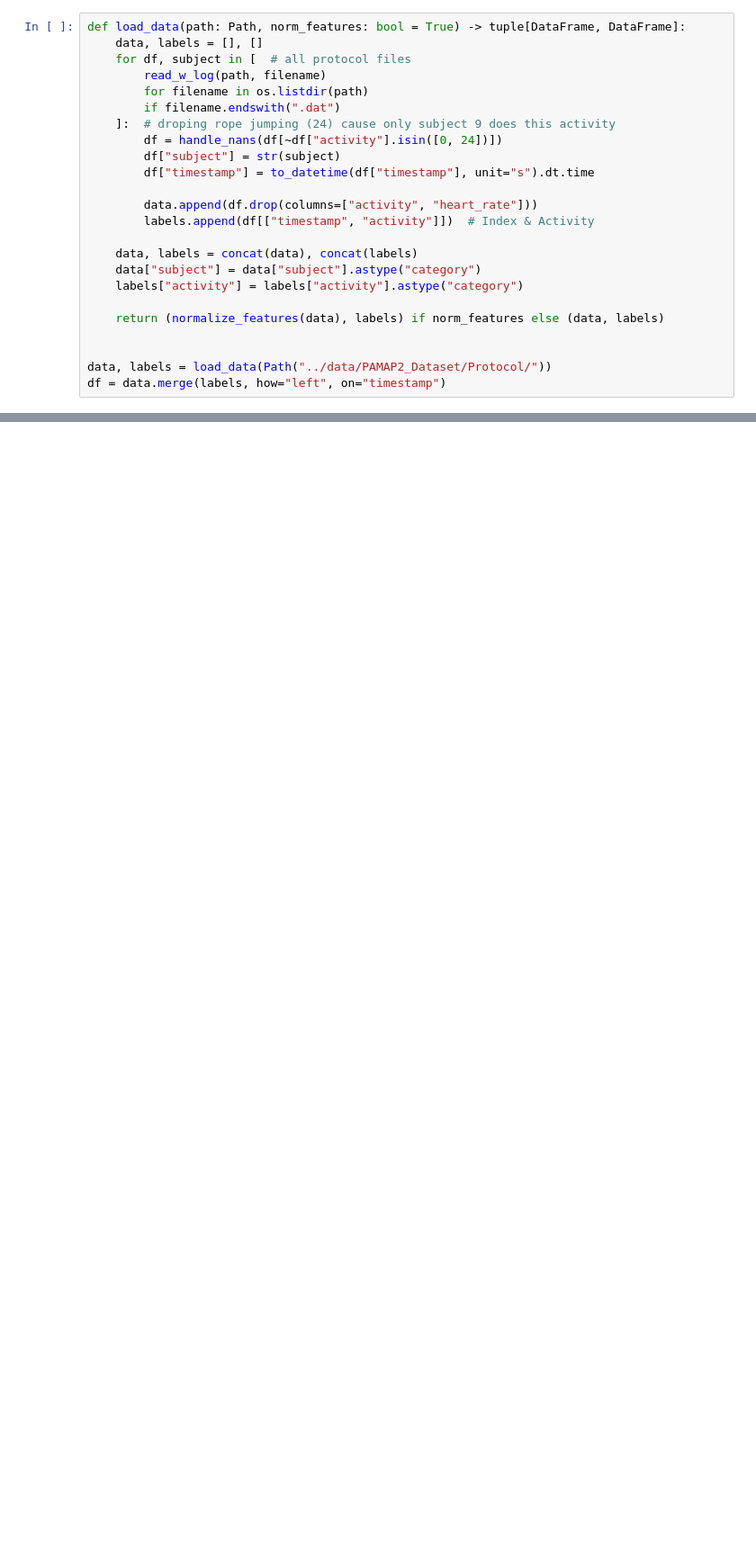
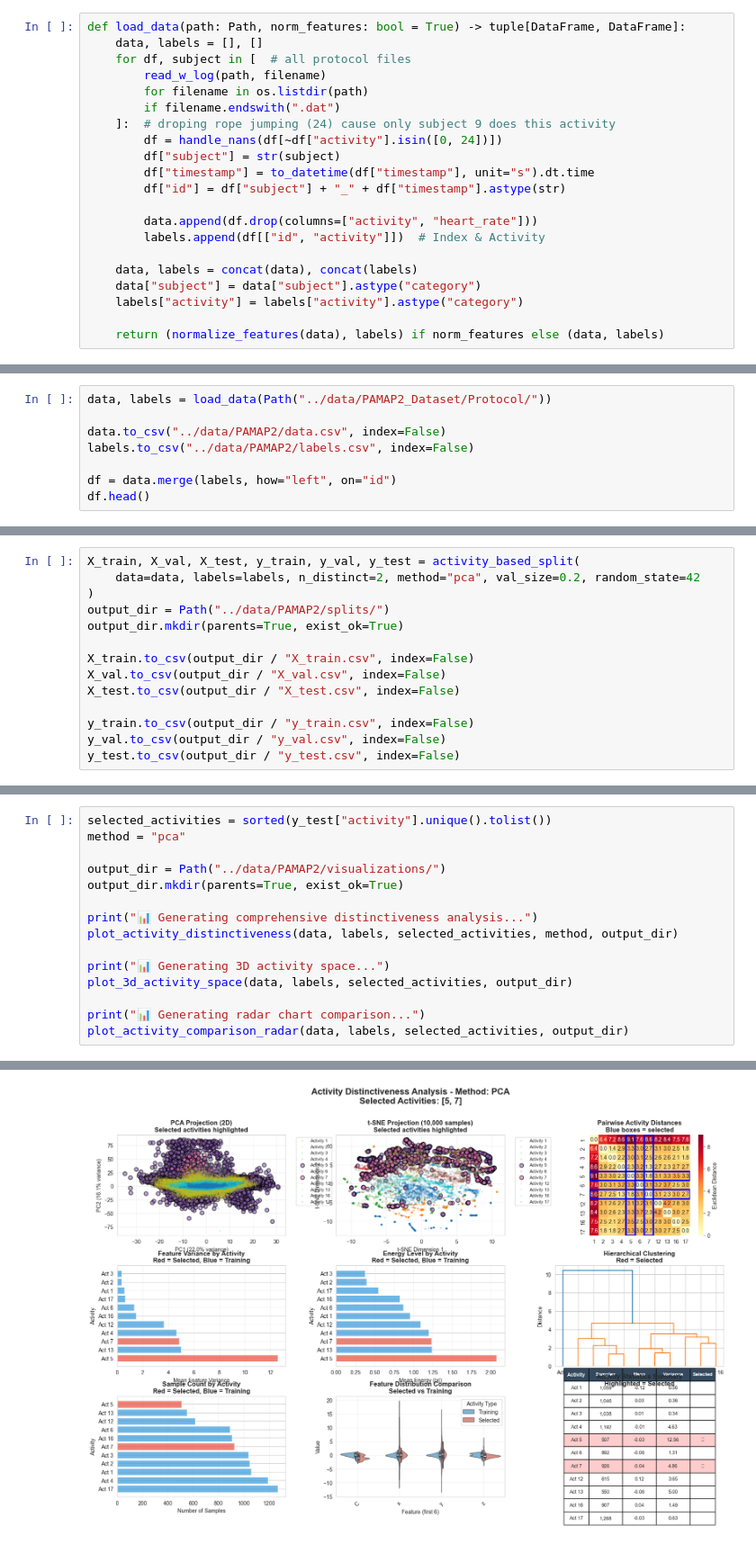
Before and after one commit to Vitor-labs/TCC-1, a Jupyter notebook: notebooks/1.0-Build_Data_Base.ipynb, the cells around one changed output, grey strips where cells are left out. Shown at 90% size. Cells and saved outputs as stored; diff of their text form; blank space fills up the shorter version.

```diff
--- a/notebooks/1.0-Build_Data_Base.ipynb
+++ b/notebooks/1.0-Build_Data_Base.ipynb
@@ -112,16 +182,13 @@ def load_data(path: Path, norm_features: bool = True) -> tuple[DataFrame, DataFr
 		df = handle_nans(df[~df["activity"].isin([0, 24])])
 		df["subject"] = str(subject)
 		df["timestamp"] = to_datetime(df["timestamp"], unit="s").dt.time
+		df["id"] = df["subject"] + "_" + df["timestamp"].astype(str)
 
 		data.append(df.drop(columns=["activity", "heart_rate"]))
-		labels.append(df[["timestamp", "activity"]])  # Index & Activity
+		labels.append(df[["id", "activity"]])  # Index & Activity
 
 	data, labels = concat(data), concat(labels)
 	data["subject"] = data["subject"].astype("category")
 	labels["activity"] = labels["activity"].astype("category")
 
 	return (normalize_features(data), labels) if norm_features else (data, labels)
-
-
-data, labels = load_data(Path("../data/PAMAP2_Dataset/Protocol/"))
-df = data.merge(labels, how="left", on="timestamp")
@@ -189,0 +195,8 @@ print("Train Shape:", X_train.shape, "\nTest Shape:", X_test.shape)
+# %%
+data, labels = load_data(Path("../data/PAMAP2_Dataset/Protocol/"))
+
+data.to_csv("../data/PAMAP2/data.csv", index=False)
+labels.to_csv("../data/PAMAP2/labels.csv", index=False)
+
+df = data.merge(labels, how="left", on="id")
+df.head()
@@ -189,0 +366,14 @@ print("Train Shape:", X_train.shape, "\nTest Shape:", X_test.shape)
+# %%
+X_train, X_val, X_test, y_train, y_val, y_test = activity_based_split(
+	data=data, labels=labels, n_distinct=2, method="pca", val_size=0.2, random_state=42
+)
+output_dir = Path("../data/PAMAP2/splits/")
+output_dir.mkdir(parents=True, exist_ok=True)
+
+X_train.to_csv(output_dir / "X_train.csv", index=False)
+X_val.to_csv(output_dir / "X_val.csv", index=False)
+X_test.to_csv(output_dir / "X_test.csv", index=False)
+
+y_train.to_csv(output_dir / "y_train.csv", index=False)
+y_val.to_csv(output_dir / "y_val.csv", index=False)
+y_test.to_csv(output_dir / "y_test.csv", index=False)
@@ -189,0 +808,16 @@ print("Train Shape:", X_train.shape, "\nTest Shape:", X_test.shape)
+# %%
+selected_activities = sorted(y_test["activity"].unique().tolist())
+method = "pca"
+
+output_dir = Path("../data/PAMAP2/visualizations/")
+output_dir.mkdir(parents=True, exist_ok=True)
+
+print("📊 Generating comprehensive distinctiveness analysis...")
+plot_activity_distinctiveness(data, labels, selected_activities, method, output_dir)
+
+print("📊 Generating 3D activity space...")
+plot_3d_activity_space(data, labels, selected_activities, output_dir)
+
+print("📊 Generating radar chart comparison...")
+plot_activity_comparison_radar(data, labels, selected_activities, output_dir)
+# %% [output]
@@ -189,0 +831 @@ print("Train Shape:", X_train.shape, "\nTest Shape:", X_test.shape)
+[figure, added]
```
Also changed, not shown: parts of 13 cells of this notebook, 9 other files.
